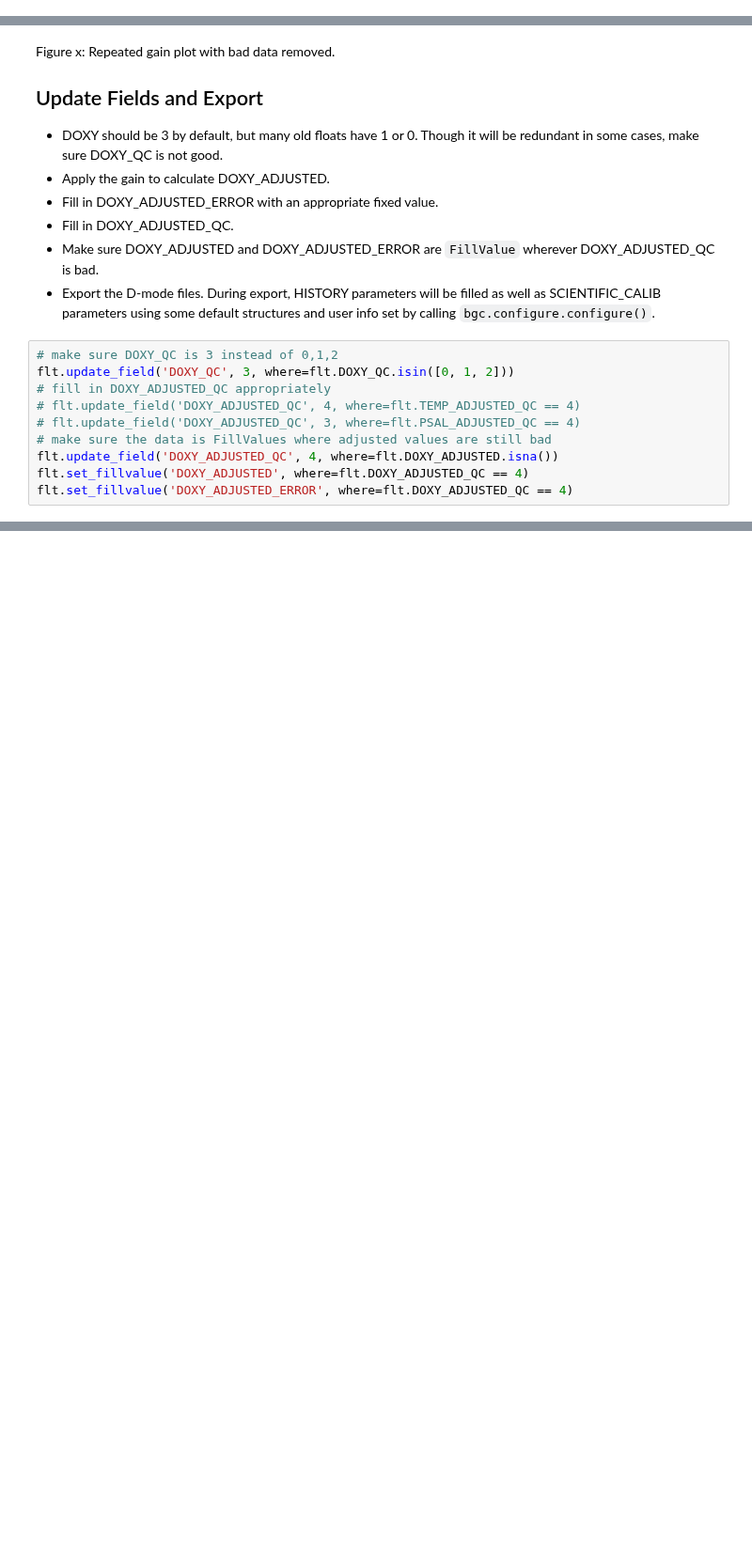
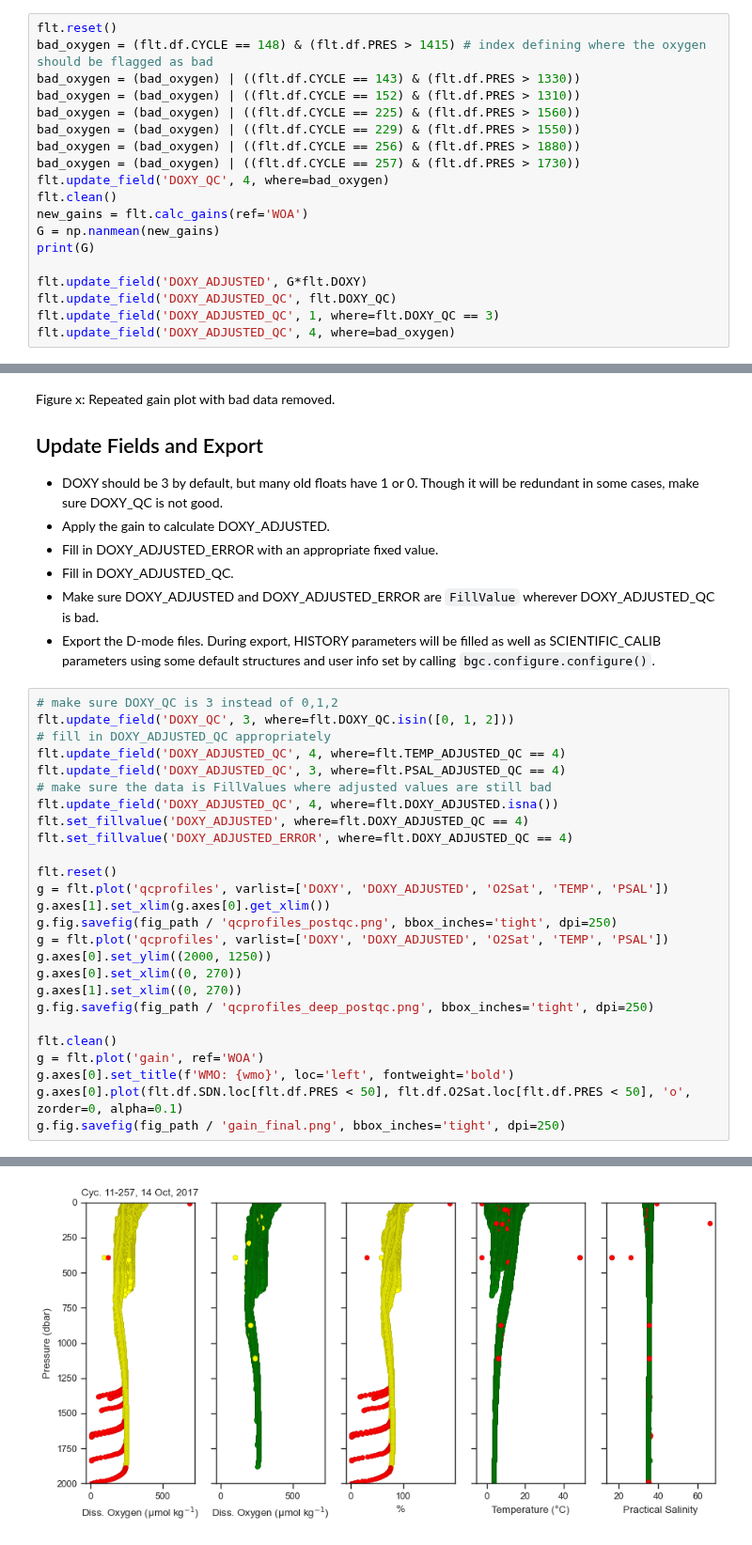
Before and after one commit to ArgoCanada/meds-dmqc, a Jupyter notebook: report/notebooks/02_needs_filecheck/4902410_report.ipynb, the cells around one changed output, grey strips where cells are left out. Shown at 94% size. Drawn from its saved outputs; the diff is of its cells as text; blank space fills up the shorter version.

Commit message:
updated figures etc

```diff
--- a/report/notebooks/02_needs_filecheck/4902410_report.ipynb
+++ b/report/notebooks/02_needs_filecheck/4902410_report.ipynb
@@ -154,0 +113,19 @@ hello O2Sat_QC
+# %%
+flt.reset()
+bad_oxygen = (flt.df.CYCLE == 148) & (flt.df.PRES > 1415) # index defining where the oxygen should be flagged as bad
+bad_oxygen = (bad_oxygen) | ((flt.df.CYCLE == 143) & (flt.df.PRES > 1330))
+bad_oxygen = (bad_oxygen) | ((flt.df.CYCLE == 152) & (flt.df.PRES > 1310))
+bad_oxygen = (bad_oxygen) | ((flt.df.CYCLE == 225) & (flt.df.PRES > 1560))
+bad_oxygen = (bad_oxygen) | ((flt.df.CYCLE == 229) & (flt.df.PRES > 1550))
+bad_oxygen = (bad_oxygen) | ((flt.df.CYCLE == 256) & (flt.df.PRES > 1880))
+bad_oxygen = (bad_oxygen) | ((flt.df.CYCLE == 257) & (flt.df.PRES > 1730))
+flt.update_field('DOXY_QC', 4, where=bad_oxygen)
+flt.clean()
+new_gains = flt.calc_gains(ref='WOA')
+G = np.nanmean(new_gains)
+print(G)
+
+flt.update_field('DOXY_ADJUSTED', G*flt.DOXY)
+flt.update_field('DOXY_ADJUSTED_QC', flt.DOXY_QC)
+flt.update_field('DOXY_ADJUSTED_QC', 1, where=flt.DOXY_QC == 3)
+flt.update_field('DOXY_ADJUSTED_QC', 4, where=bad_oxygen)
@@ -167,9 +162,26 @@ Figure x: Repeated gain plot with bad data removed.
 # make sure DOXY_QC is 3 instead of 0,1,2
 flt.update_field('DOXY_QC', 3, where=flt.DOXY_QC.isin([0, 1, 2]))
 # fill in DOXY_ADJUSTED_QC appropriately
-# flt.update_field('DOXY_ADJUSTED_QC', 4, where=flt.TEMP_ADJUSTED_QC == 4)
-# flt.update_field('DOXY_ADJUSTED_QC', 3, where=flt.PSAL_ADJUSTED_QC == 4)
+flt.update_field('DOXY_ADJUSTED_QC', 4, where=flt.TEMP_ADJUSTED_QC == 4)
+flt.update_field('DOXY_ADJUSTED_QC', 3, where=flt.PSAL_ADJUSTED_QC == 4)
 # make sure the data is FillValues where adjusted values are still bad
 flt.update_field('DOXY_ADJUSTED_QC', 4, where=flt.DOXY_ADJUSTED.isna())
 flt.set_fillvalue('DOXY_ADJUSTED', where=flt.DOXY_ADJUSTED_QC == 4)
 flt.set_fillvalue('DOXY_ADJUSTED_ERROR', where=flt.DOXY_ADJUSTED_QC == 4)
+
+flt.reset()
+g = flt.plot('qcprofiles', varlist=['DOXY', 'DOXY_ADJUSTED', 'O2Sat', 'TEMP', 'PSAL'])
+g.axes[1].set_xlim(g.axes[0].get_xlim())
+g.fig.savefig(fig_path / 'qcprofiles_postqc.png', bbox_inches='tight', dpi=250)
+g = flt.plot('qcprofiles', varlist=['DOXY', 'DOXY_ADJUSTED', 'O2Sat', 'TEMP', 'PSAL'])
+g.axes[0].set_ylim((2000, 1250))
+g.axes[0].set_xlim((0, 270))
+g.axes[1].set_xlim((0, 270))
+g.fig.savefig(fig_path / 'qcprofiles_deep_postqc.png', bbox_inches='tight', dpi=250)
+
+flt.clean()
+g = flt.plot('gain', ref='WOA')
+g.axes[0].set_title(f'WMO: {wmo}', loc='left', fontweight='bold')
+g.axes[0].plot(flt.df.SDN.loc[flt.df.PRES < 50], flt.df.O2Sat.loc[flt.df.PRES < 50], 'o', zorder=0, alpha=0.1)
+g.fig.savefig(fig_path / 'gain_final.png', bbox_inches='tight', dpi=250)
+# %% [output]
@@ -175,0 +205 @@ flt.set_fillvalue('DOXY_ADJUSTED_ERROR', where=flt.DOXY_ADJUSTED_QC == 4)
+[figure, added]
```
Also changed, not shown: parts of 7 cells of this notebook.
